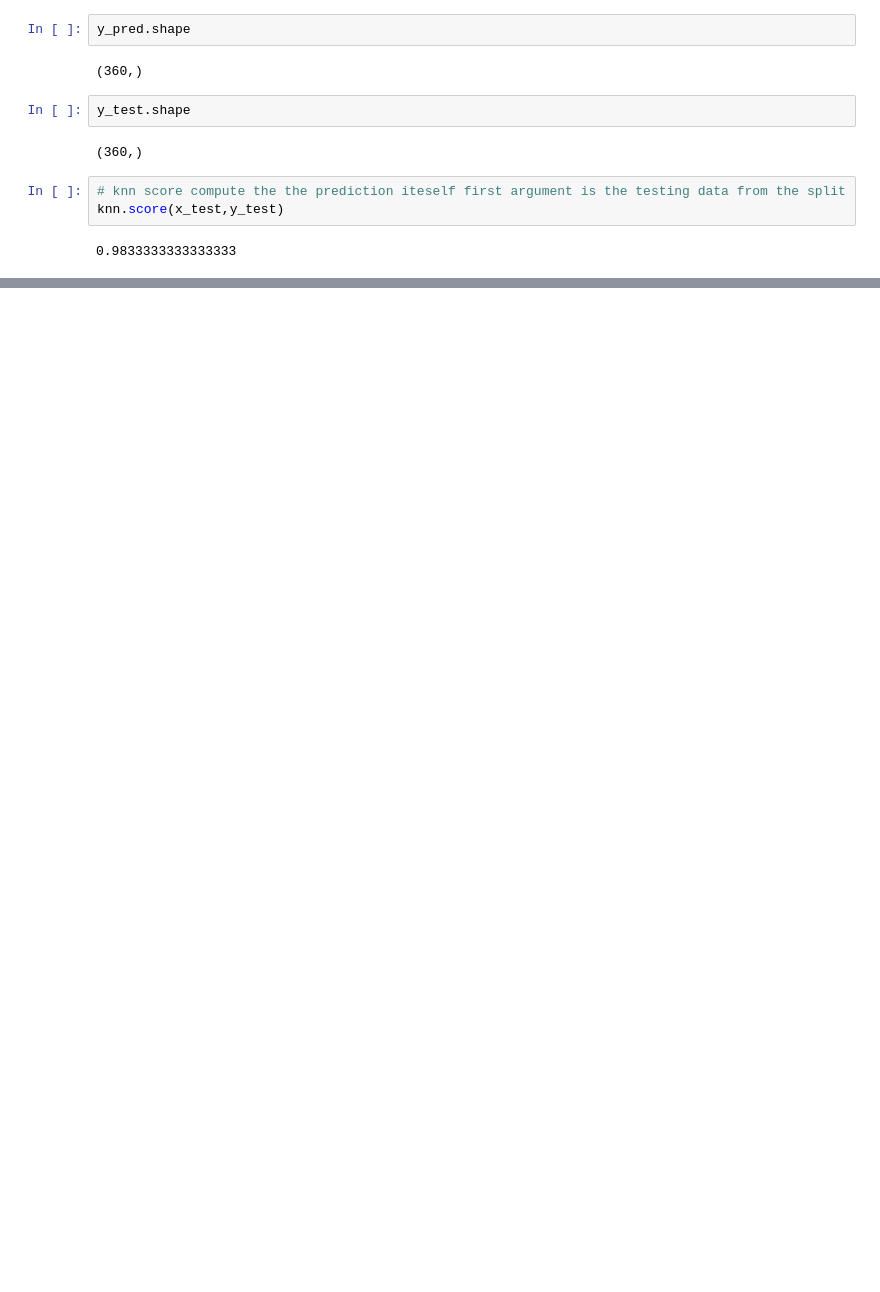
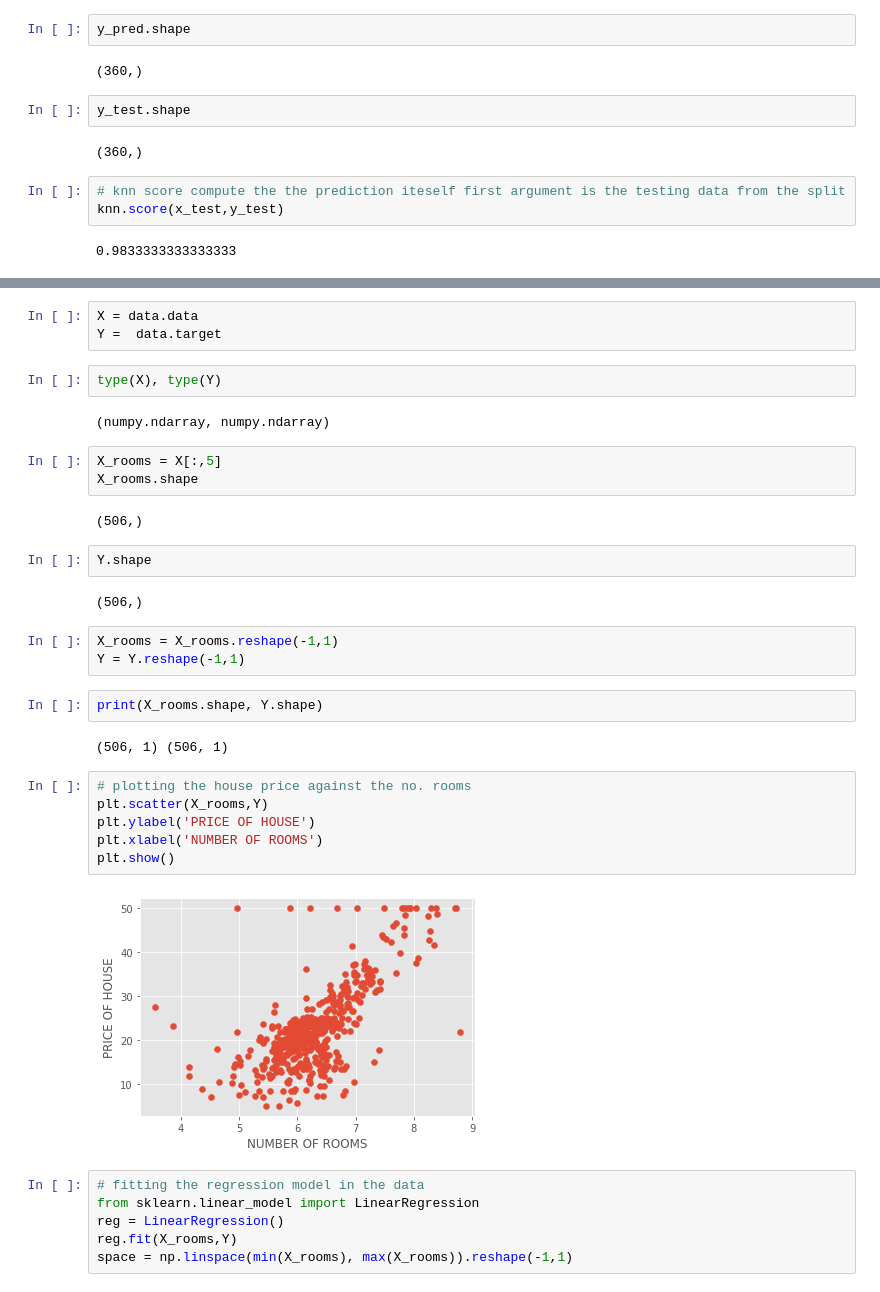
Before and after one commit to AkhilVinayakp/machine_Learning_Algorithms_python, a Jupyter notebook: ml_camp/superwised_ML_eda.ipynb, the cells around one changed output, grey strips where cells are left out. Drawn from its saved outputs; the diff is of its cells as text; blank space fills up the shorter version.

```diff
--- a/ml_camp/superwised_ML_eda.ipynb
+++ b/ml_camp/superwised_ML_eda.ipynb
@@ -243,0 +303,37 @@ knn.score(x_test,y_test)
+# %%
+X = data.data
+Y =  data.target
+# %%
+type(X), type(Y)
+# %% [output]
+(numpy.ndarray, numpy.ndarray)
+# %%
+X_rooms = X[:,5]
+X_rooms.shape
+# %% [output]
+(506,)
+# %%
+Y.shape
+# %% [output]
+(506,)
+# %%
+X_rooms = X_rooms.reshape(-1,1)
+Y = Y.reshape(-1,1)
+# %%
+print(X_rooms.shape, Y.shape)
+# %% [output]
+(506, 1) (506, 1)
+# %%
+# plotting the house price against the no. rooms
+plt.scatter(X_rooms,Y)
+plt.ylabel('PRICE OF HOUSE')
+plt.xlabel('NUMBER OF ROOMS')
+plt.show()
+# %% [output]
+[figure, added]
+# %%
+# fitting the regression model in the data
+from sklearn.linear_model import LinearRegression
+reg = LinearRegression()
+reg.fit(X_rooms,Y)
+space = np.linspace(min(X_rooms), max(X_rooms)).reshape(-1,1)
```
Also changed, not shown: parts of 12 cells of this notebook.
